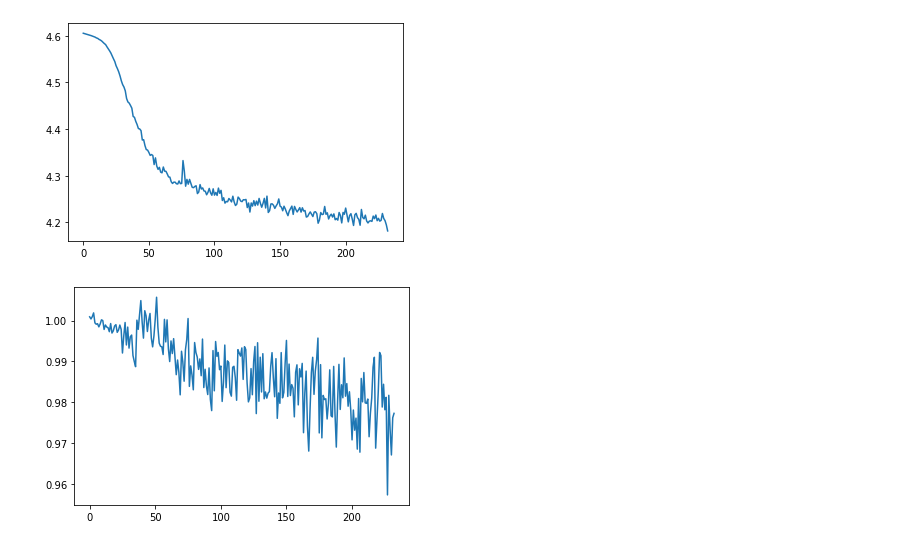
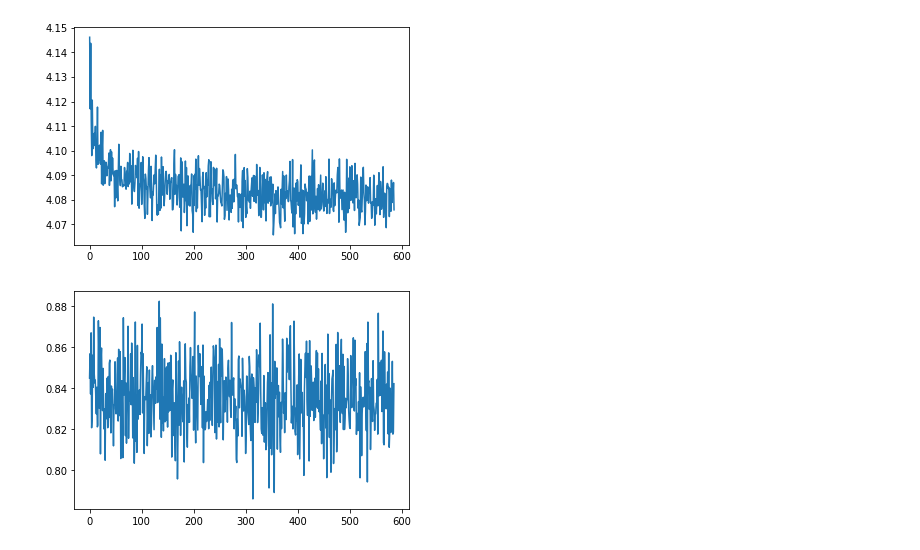
Before and after one commit to iejMac/TTTArena, a Jupyter notebook: mcts/supervised_train.ipynb, the cells around one changed output. Cells and saved outputs as stored; diff of their text form; code cells hidden in the pictures.

```diff
--- a/mcts/supervised_train.ipynb
+++ b/mcts/supervised_train.ipynb
@@ -86,3 +131,3 @@ def train_model(model_name, model_opt_state, lr, weight_decay, epochs, batch_siz
 # %%
-train_model(None, None, 3e-4, 1e-4, 1, 1500, 0, 35, 0, 0)
+train_model("trained_model_3", "trained_opt_state_3", 3e-4, 1e-4, 1, 1500, 266, 354, 4, 0)
 # %% [output]
@@ -90,3 +136,3 @@ Epoch #0 train policy loss: 4.302385328693162 | train value loss: 0.987791993843
 Saving brain...
-[figure, old version]
+[figure, new version]
-[figure, old version]
+[figure, new version]
```
Also changed, not shown: parts of 5 cells of this notebook, 3 other files.
